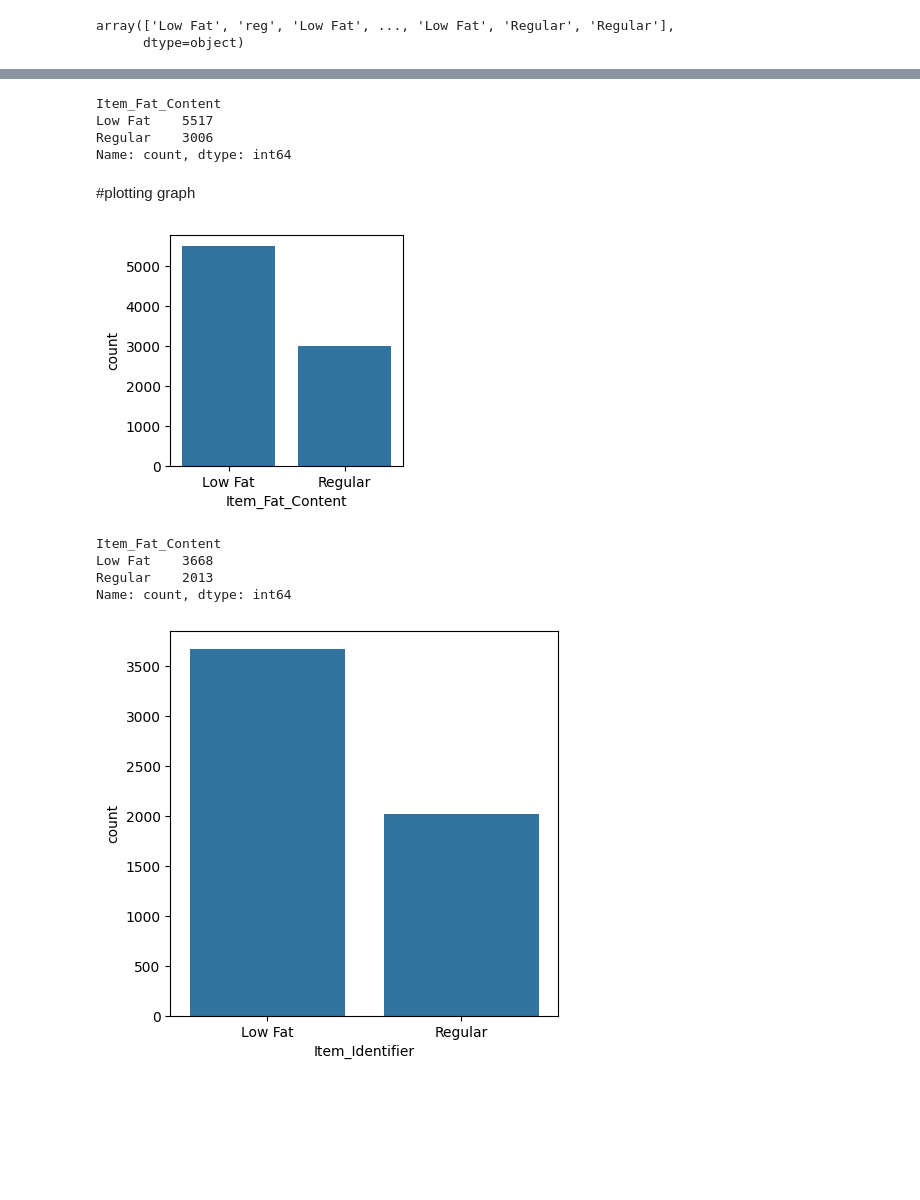
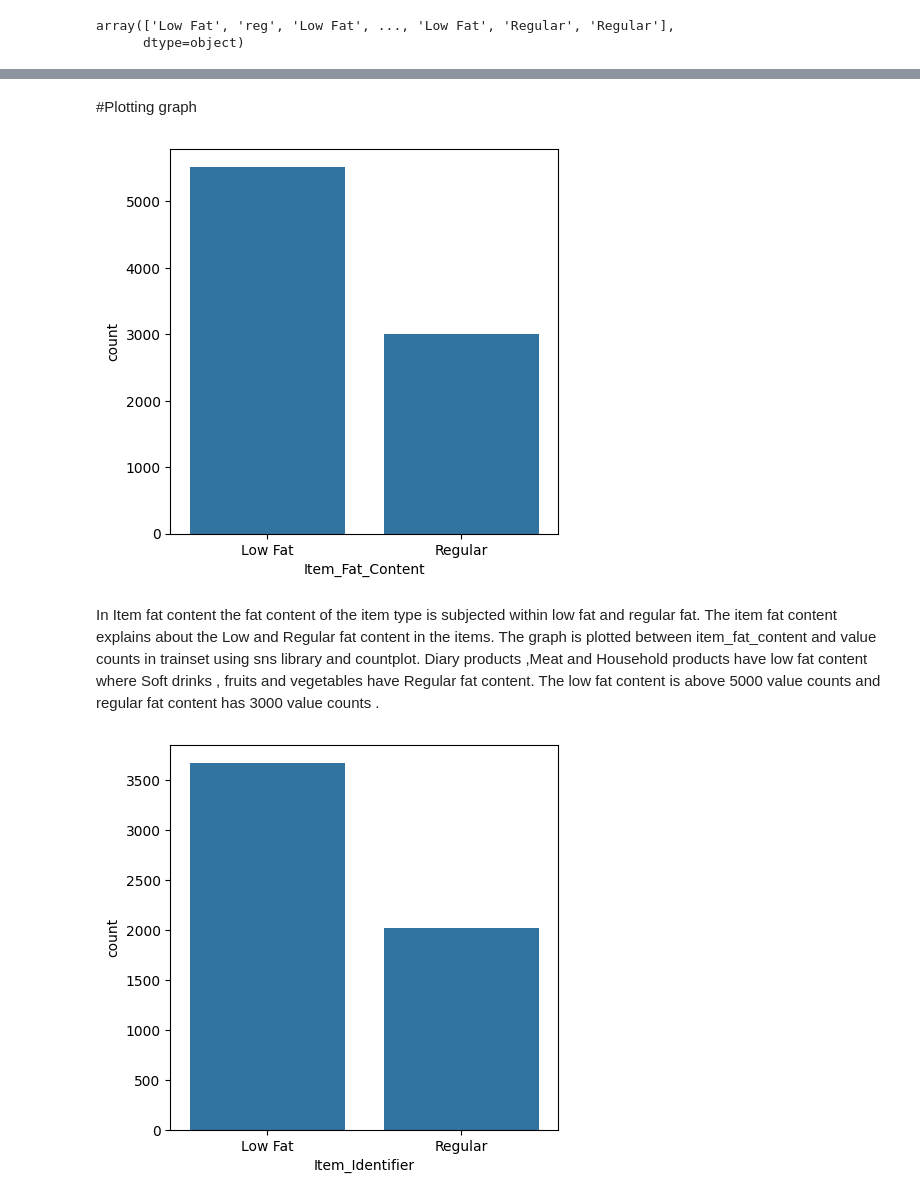
Before and after one commit to Jegiesh/BigMart, a Jupyter notebook: internship_jegiesh.ipynb, the cells around one changed output, grey strips where cells are left out. Cells and saved outputs as stored; diff of their text form; code cells hidden in the pictures; blank space fills up the shorter version.

```diff
--- a/internship_jegiesh.ipynb
+++ b/internship_jegiesh.ipynb
@@ -286,19 +320,12 @@ from matplotlib import colors
 trainset['Item_Fat_Content'].replace(['LF','reg','low fat'],['Low Fat','Regular','Low Fat'],inplace=True)
 # %%
 testset['Item_Fat_Content'].replace(['LF','reg','low fat'],['Low Fat','Regular','Low Fat'],inplace=True)
-# %%
-trainset['Item_Fat_Content'].value_counts()
-# %% [output]
-Item_Fat_Content
-Low Fat    5517
-Regular    3006
-Name: count, dtype: int64
 # %% [markdown]
-#plotting graph
+#Plotting graph
 # %%
-plt.figure(figsize=(3,3))
+plt.figure(figsize=(5,5))
 sns.countplot(x='Item_Fat_Content',data=trainset)
 plt.xlabel('Item_Fat_Content')
 plt.show()
 # %% [output]
-[figure, old version]
+[figure, new version]
@@ -307,10 +332,9 @@ testset['Item_Fat_Content'].replace(['LF','reg','low fat'],['Low Fat','Regular',
-# %%
-testset['Item_Fat_Content'].value_counts()
-# %% [output]
-Item_Fat_Content
-Low Fat    3668
-Regular    2013
-Name: count, dtype: int64
+# %% [markdown]
+In Item fat content the fat content of the item type is subjected within low fat and regular fat.
+The item fat content explains about the Low and Regular fat content in the items.
+The graph is plotted between item_fat_content and value counts in trainset using sns library and countplot.
+Diary products ,Meat and Household products have low fat content where Soft drinks , fruits and vegetables have Regular fat content.
+The low fat content is above 5000 value counts and regular fat content has 3000 value counts .
 # %%
 plt.figure(figsize=(5,5))
 sns.countplot(x='Item_Fat_Content',data=testset)
```
Also changed, not shown: parts of 117 cells of this notebook.
